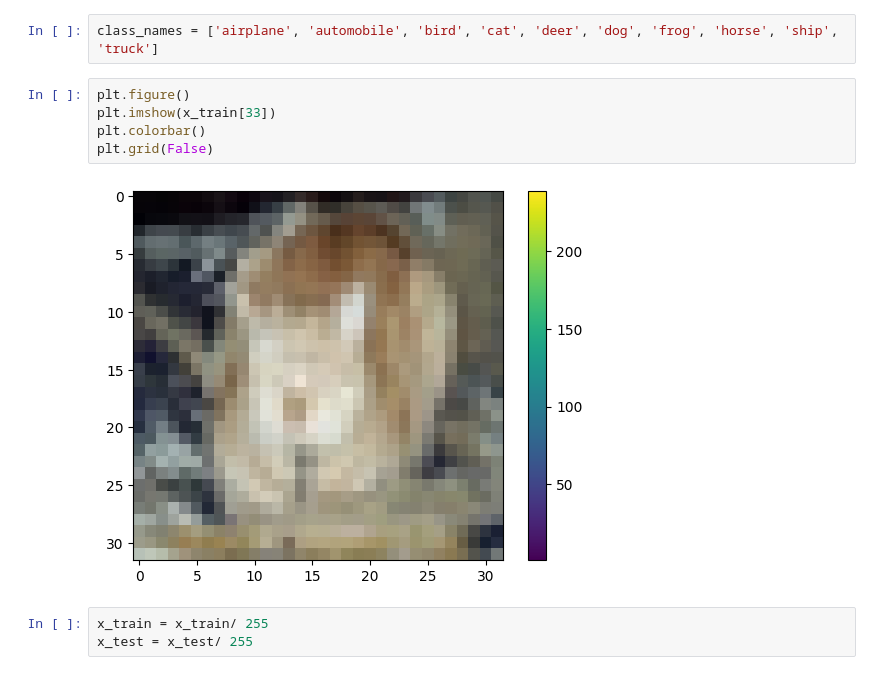
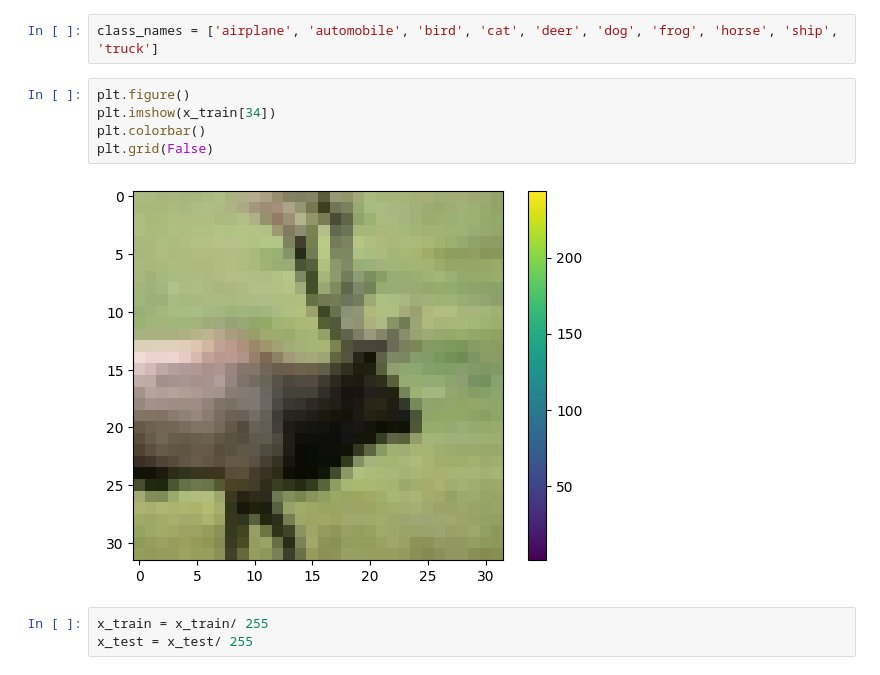
Before and after one commit to kirflex/CV3, a Jupyter notebook: "nn_mnist_2_ipynb".ipynb, the cells around one changed output. Saved outputs shown, nothing was run; the diff lists cells and outputs as text.

```diff
--- a/"nn_mnist_2_ipynb".ipynb
+++ b/"nn_mnist_2_ipynb".ipynb
@@ -23,11 +23,11 @@ Downloading data from https://www.cs.toronto.edu/~kriz/cifar-10-python.tar.gz
 class_names = ['airplane', 'automobile', 'bird', 'cat', 'deer', 'dog', 'frog', 'horse', 'ship', 'truck']
 # %%
 plt.figure()
-plt.imshow(x_train[33])
+plt.imshow(x_train[34])
 plt.colorbar()
 plt.grid(False)
 # %% [output]
-[figure, old version]
+[figure, new version]
 # %%
 x_train = x_train/ 255
 x_test = x_test/ 255
```
Also changed, not shown: parts of 7 cells of this notebook.
